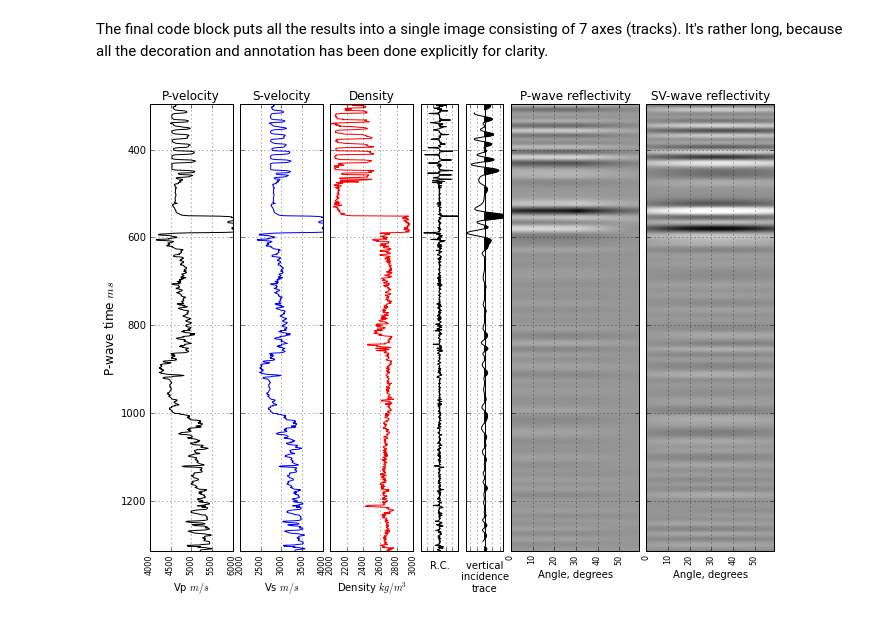
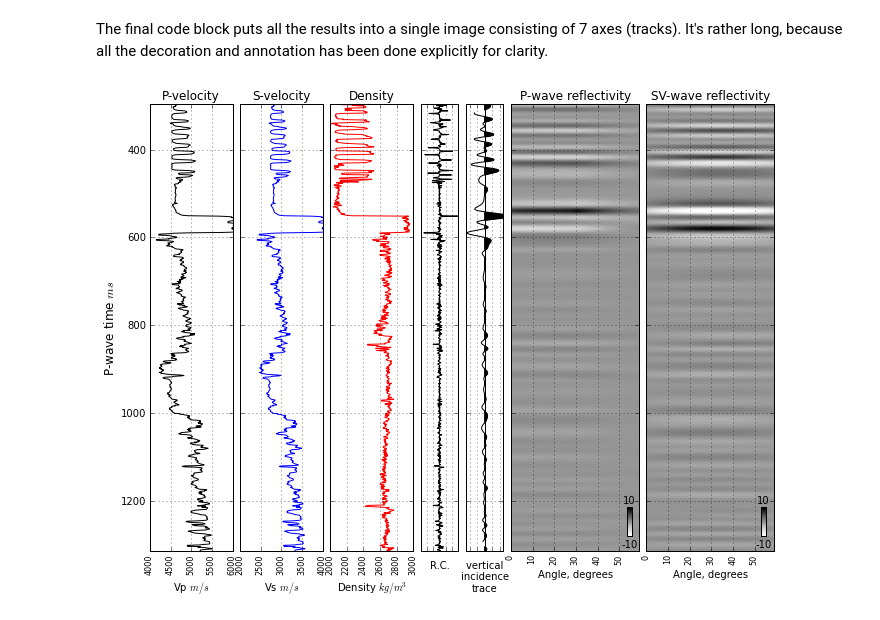
Before and after one commit to EvanBianco/notebooks, a Jupyter notebook: PP_and_PS_synthetic_gathers.ipynb, the cells around one changed output. Cells and saved outputs as stored; diff of their text form; code cells hidden in the pictures.

```diff
--- a/PP_and_PS_synthetic_gathers.ipynb
+++ b/PP_and_PS_synthetic_gathers.ipynb
@@ -468,33 +476,47 @@ for label in labels:
     label.set_fontsize(fs)
 
 # Plot the PP reflectivities as an image
-ax6.imshow(syn_pp[trim:-trim:,:], cmap='Greys', clim=[-max_val,max_val],
+imPP = ax6.imshow(syn_pp[trim:-trim:,:], cmap='Greys', clim=[-max_val,max_val],
            extent = [min(theta1),max(theta1),max(t),min(t)],
            aspect='auto',
            origin='upper')
 ax6.set_title('P-wave reflectivity')
 ax6.set_yticklabels([])
 ax6.set_xlabel(r'Angle, degrees')
 labels = ax6.get_xticklabels()
 ax6.grid()
 for label in labels:
     label.set_rotation(90)
     label.set_fontsize(fs)
 
+dx = 0.0
+caxPP = fig.add_axes([0.73,0.15,0.005,0.05])
+cax1 = fig.colorbar(imPP,caxPP)
+cax1.ax.text(0.5, 1.1, s=int(max_val), ha='center', va='bottom')
+cax1.ax.text(0.5, -0.1, s=int(-1*max_val), ha='center', va='top')
+
+cax1.set_ticks([])
+
 # Plot the PS reflectivities as an image
-ax7.imshow(syn_ps[trim:-trim:,:], cmap='Greys', clim=[-max_val,max_val], #aspect=0.25,
+imPS = ax7.imshow(syn_ps[trim:-trim:,:], cmap='Greys', clim=[-max_val,max_val], #aspect=0.25,
            extent = [min(theta1),max(theta1),max(t),min(t)],
            aspect='auto',
            origin='upper')
 ax7.set_title('SV-wave reflectivity')
 ax7.set_yticklabels([])
 ax7.set_xlabel(r'Angle, degrees')
 labels = ax7.get_xticklabels()
 ax7.grid()
 for label in labels:
     label.set_rotation(90)
     label.set_fontsize(fs)
 
+caxPS = fig.add_axes([0.885,0.15,0.005,0.05])
+cax2 = fig.colorbar(imPS,caxPS)
+cax2.ax.text(0.5, 1.1, s=int(max_val), ha='center', va='bottom')
+cax2.ax.text(0.5, -0.1, s=int(-1*max_val), ha='center', va='top')
+cax2.set_ticks([])
+
 plt.show()
 # %% [output]
-[figure, old version]
+[figure, new version]
```
Also changed, not shown: parts of 1 cell of this notebook.
